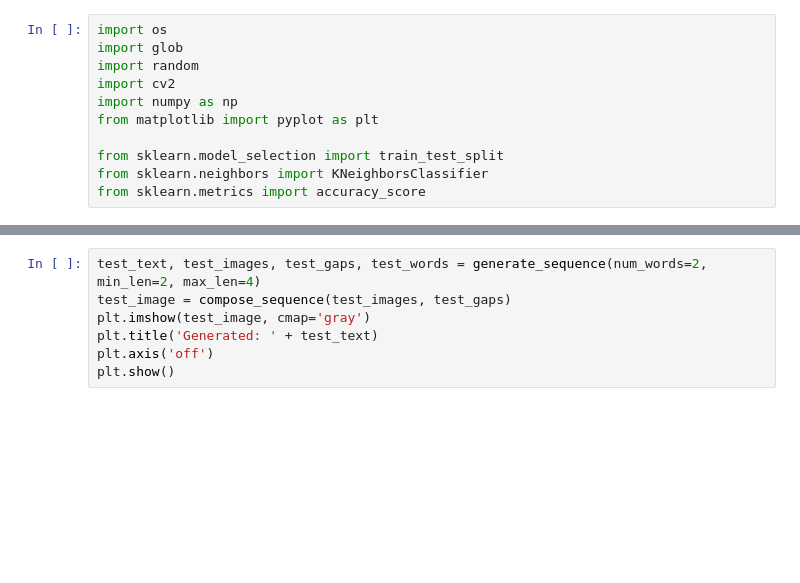
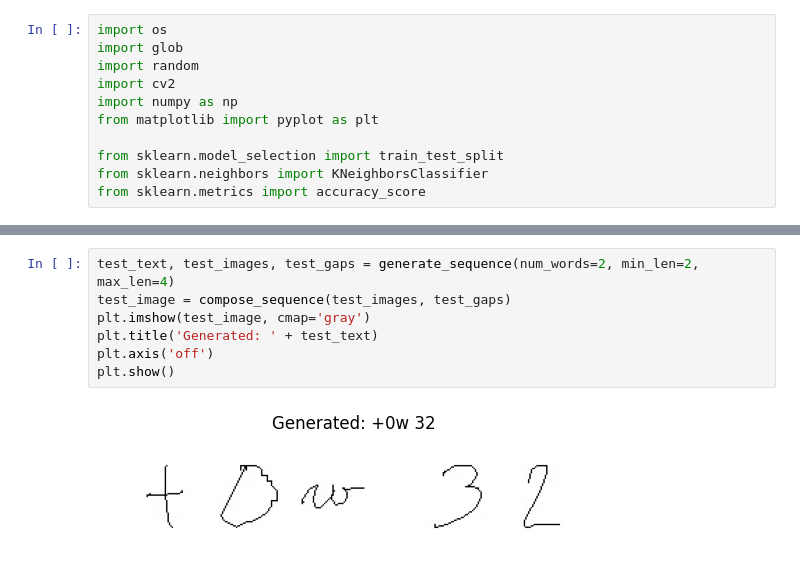
Before and after one commit to Matvey-Adukevich/cv_labs, a Jupyter notebook: task9/task9.ipynb, the cells around one changed output, grey strips where cells are left out. Drawn from its saved outputs; the diff is of its cells as text; blank space fills up the shorter version.

```diff
--- a/task9/task9.ipynb
+++ b/task9/task9.ipynb
@@ -202,7 +168,9 @@ plt.show()
 # %%
-test_text, test_images, test_gaps, test_words = generate_sequence(num_words=2, min_len=2, max_len=4)
+test_text, test_images, test_gaps = generate_sequence(num_words=2, min_len=2, max_len=4)
 test_image = compose_sequence(test_images, test_gaps)
 plt.imshow(test_image, cmap='gray')
 plt.title('Generated: ' + test_text)
 plt.axis('off')
 plt.show()
+# %% [output]
+[figure, added]
```
Also changed, not shown: parts of 11 cells of this notebook.
